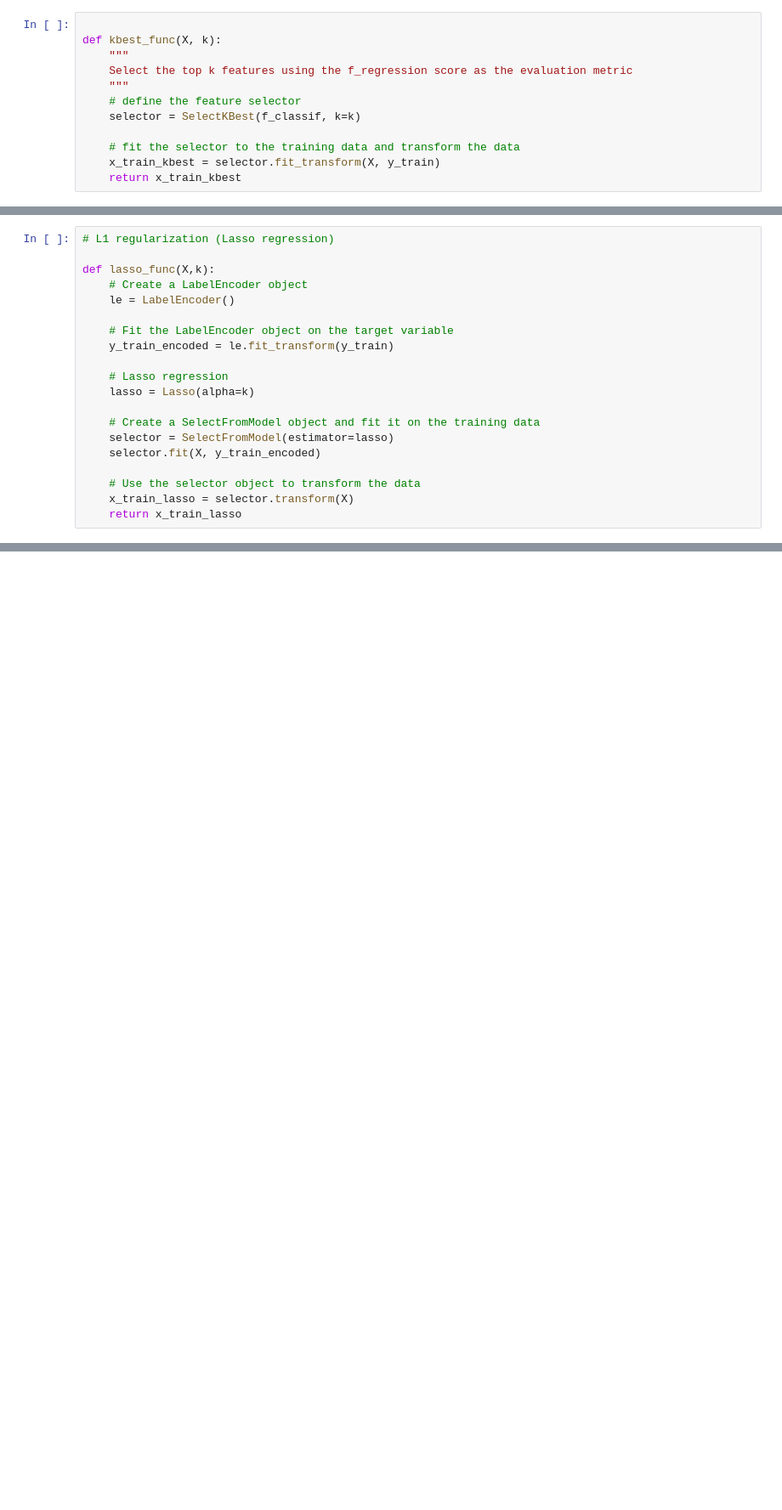
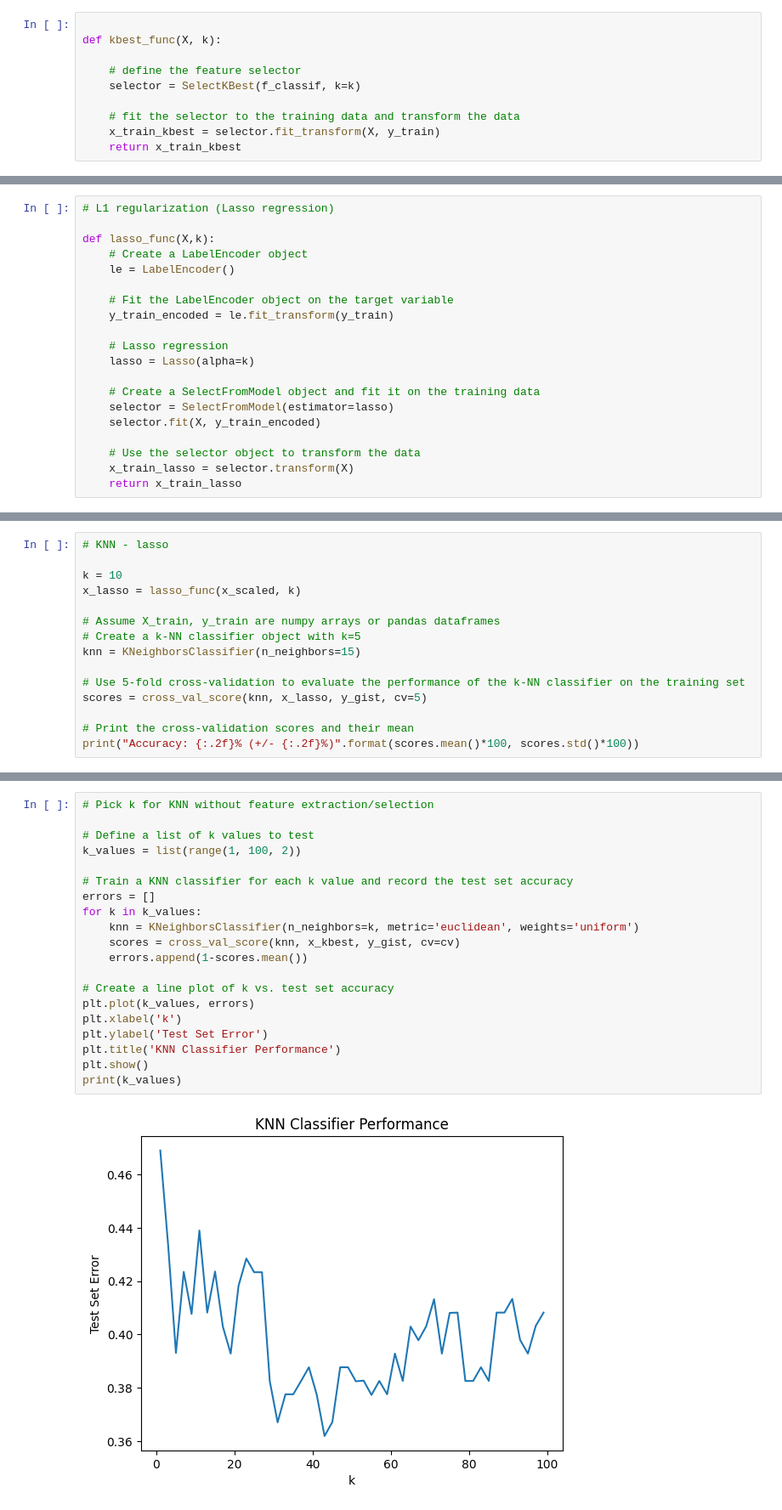
Before and after one commit to celineluijendijk/Test-oefening-video-15, a Jupyter notebook: TM10007_Group11.ipynb, the cells around one changed output, grey strips where cells are left out. Shown: that part at 85% size. Cells and saved outputs as stored; diff of their text form; blank space fills up the shorter version.

```diff
--- a/TM10007_Group11.ipynb
+++ b/TM10007_Group11.ipynb
@@ -363,9 +163,7 @@ def pca_func(X,n):
 # %%
 
 def kbest_func(X, k):
-    """
-    Select the top k features using the f_regression score as the evaluation metric
-    """
+
     # define the feature selector
     selector = SelectKBest(f_classif, k=k)
 
@@ -844,0 +310,15 @@ IndentationError: ignored
+# %%
+# KNN - lasso
+
+k = 10
+x_lasso = lasso_func(x_scaled, k)
+
+# Assume X_train, y_train are numpy arrays or pandas dataframes
+# Create a k-NN classifier object with k=5
+knn = KNeighborsClassifier(n_neighbors=15)
+
+# Use 5-fold cross-validation to evaluate the performance of the k-NN classifier on the training set
+scores = cross_val_score(knn, x_lasso, y_gist, cv=5)
+
+# Print the cross-validation scores and their mean
+print("Accuracy: {:.2f}% (+/- {:.2f}%)".format(scores.mean()*100, scores.std()*100))
@@ -844,0 +387,22 @@ IndentationError: ignored
+# %%
+# Pick k for KNN without feature extraction/selection
+
+# Define a list of k values to test
+k_values = list(range(1, 100, 2))
+
+# Train a KNN classifier for each k value and record the test set accuracy
+errors = []
+for k in k_values:
+    knn = KNeighborsClassifier(n_neighbors=k, metric='euclidean', weights='uniform')
+    scores = cross_val_score(knn, x_kbest, y_gist, cv=cv)
+    errors.append(1-scores.mean())
+
+# Create a line plot of k vs. test set accuracy
+plt.plot(k_values, errors)
+plt.xlabel('k')
+plt.ylabel('Test Set Error')
+plt.title('KNN Classifier Performance')
+plt.show()
+print(k_values)
+# %% [output]
+[figure, added]
```
Also changed, not shown: parts of 69 cells of this notebook.
